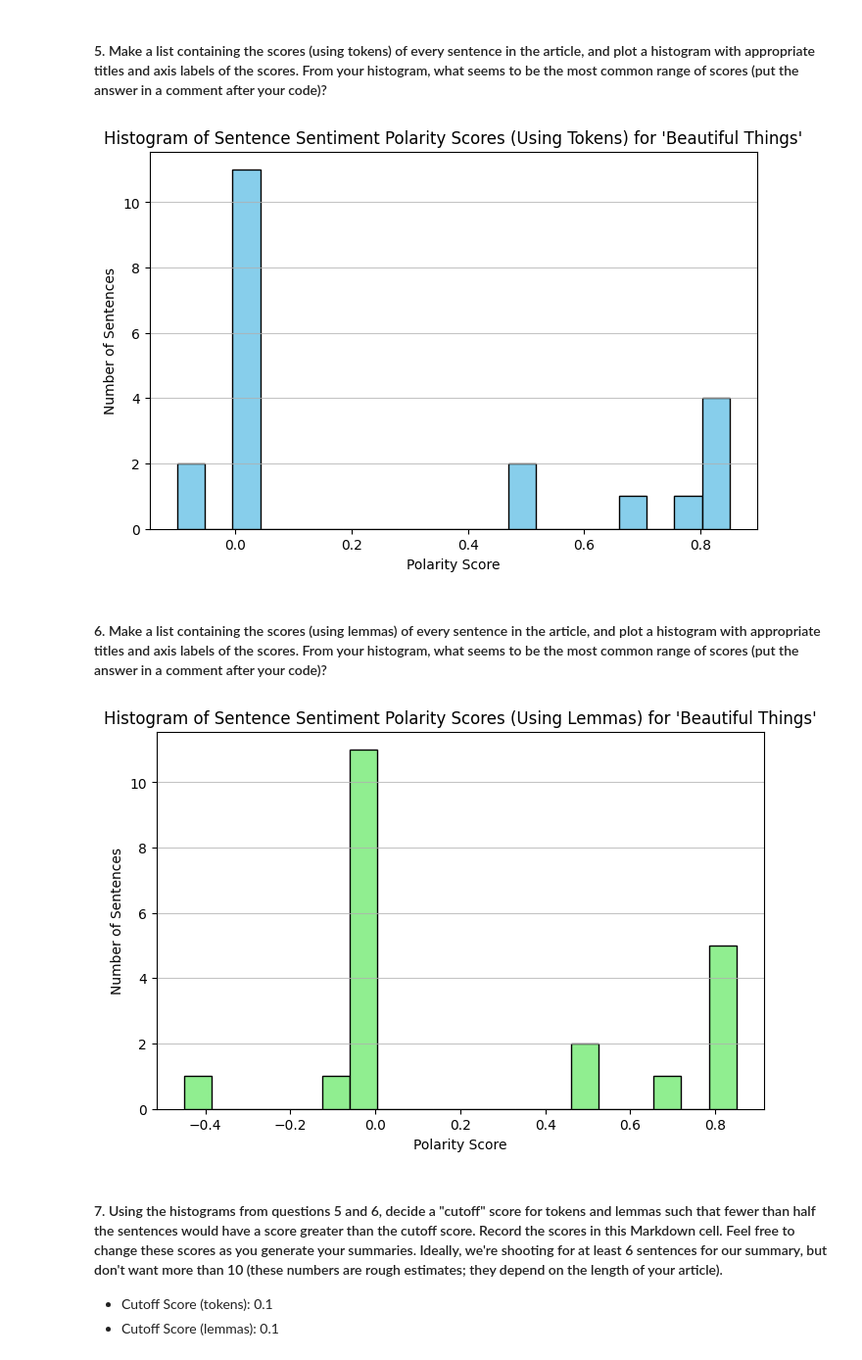
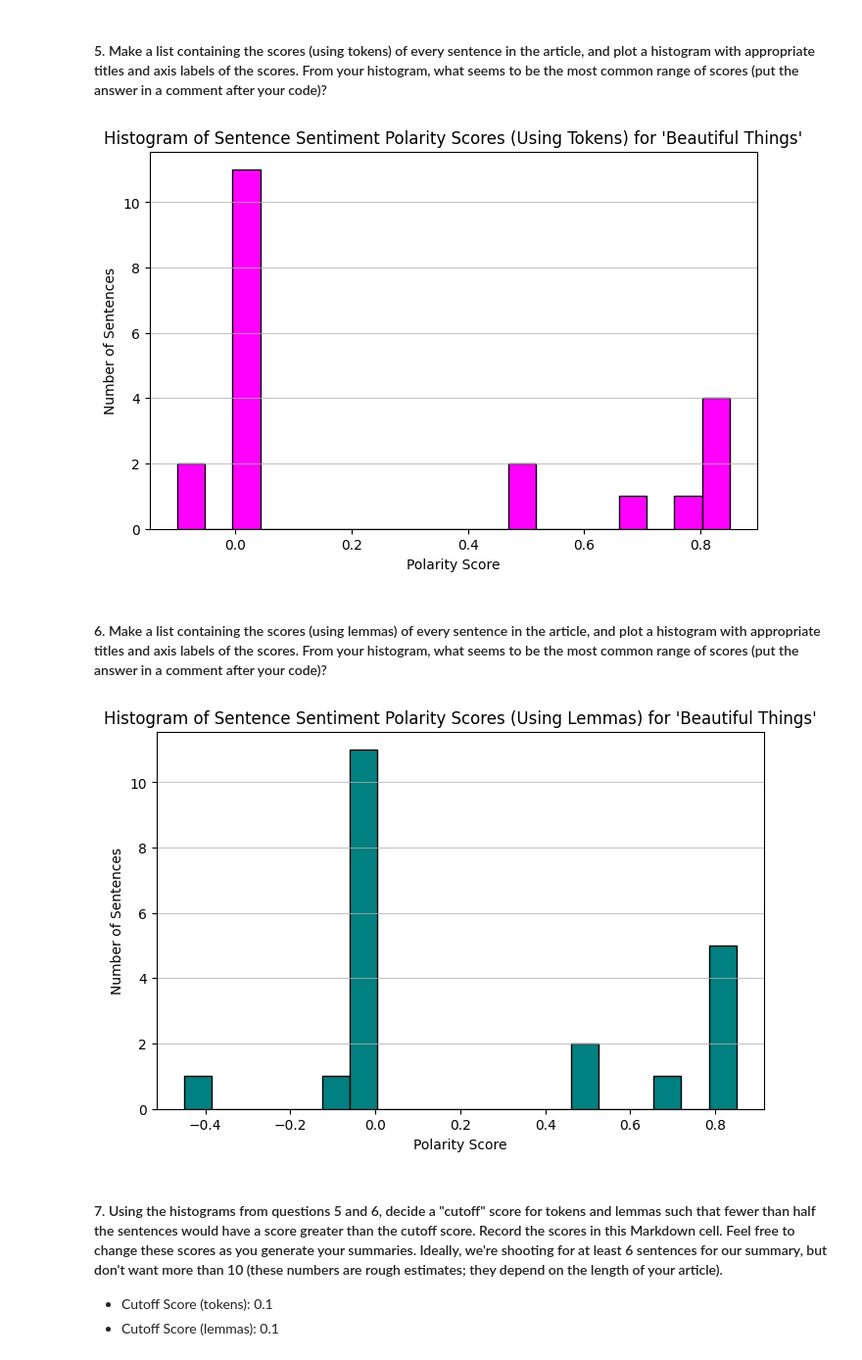
Before and after one commit to kjleopold/article-summarizer, a Jupyter notebook: article-summarizer.ipynb, the cells around one changed output. Shown at 98% size. Saved outputs shown, nothing was run; the diff lists cells and outputs as text; code cells hidden in the pictures.

```diff
--- a/article-summarizer.ipynb
+++ b/article-summarizer.ipynb
@@ -292,35 +280,35 @@ Lemma: 'thing' - Frequency: 5
 # Load spaCy model and add pipe
 nlp = spacy.load("en_core_web_sm")
 nlp.add_pipe("spacytextblob")
 
 filename = f"{safe_title}.json"
 
 with open(filename, 'r', encoding='utf-8') as f:
     song_data = json.load(f)
 
 lyrics = song_data.get("lyrics", "")
 
 # Process full lyrics
 doc = nlp(lyrics)
 
 # Get polarity scores for each sentence by processing each sentence text individually
 sentence_scores_tokens = []
 for sent in doc.sents:
     sent_doc = nlp(sent.text)
     sentence_scores_tokens.append(sent_doc._.polarity)
 
 # Plot histogram
 plt.figure(figsize=(8,5))
-plt.hist(sentence_scores_tokens, bins=20, color='skyblue', edgecolor='black')
+plt.hist(sentence_scores_tokens, bins=20, color='magenta', edgecolor='black')
 plt.title(f"Histogram of Sentence Sentiment Polarity Scores (Using Tokens) for '{song_data.get('title')}'")
 plt.xlabel("Polarity Score")
 plt.ylabel("Number of Sentences")
 plt.grid(axis='y', alpha=0.75)
 plt.show()
 
 # Based on the histogram, the most common range of scores appears to be around 0 to 0.1
 # %% [output]
-[figure, old version]
+[figure, new version]
 # %% [markdown]
 #### 6. Make a list containing the scores (using lemmas) of every sentence in the article, and plot a histogram with appropriate titles and axis labels of the scores.  From your histogram, what seems to be the most common range of scores (put the answer in a comment after your code)?
 # %%
@@ -353,7 +341,7 @@ for sent in doc.sents:
 
 # Plot histogram for lemma-based sentence scores
 plt.figure(figsize=(8,5))
-plt.hist(sentence_scores_lemmas, bins=20, color='lightgreen', edgecolor='black')
+plt.hist(sentence_scores_lemmas, bins=20, color='teal', edgecolor='black')
 plt.title(f"Histogram of Sentence Sentiment Polarity Scores (Using Lemmas) for '{song_data.get('title')}'")
 plt.xlabel("Polarity Score")
 plt.ylabel("Number of Sentences")
@@ -363,7 +351,7 @@ plt.show()
 # Comment:
 # The histogram shows the distribution of sentiment polarity scores based on lemmas to be -0.1 to 0.0
 # %% [output]
-[figure, old version]
+[figure, new version]
 # %% [markdown]
 #### 7. Using the histograms from questions 5 and 6, decide a "cutoff" score for tokens and lemmas such that fewer than half the sentences would have a score greater than the cutoff score.  Record the scores in this Markdown cell. Feel free to change these scores as you generate your summaries.  Ideally, we're shooting for at least 6 sentences for our summary, but don't want more than 10 (these numbers are rough estimates; they depend on the length of your article).
 
```
Also changed, not shown: parts of 3 cells of this notebook.
